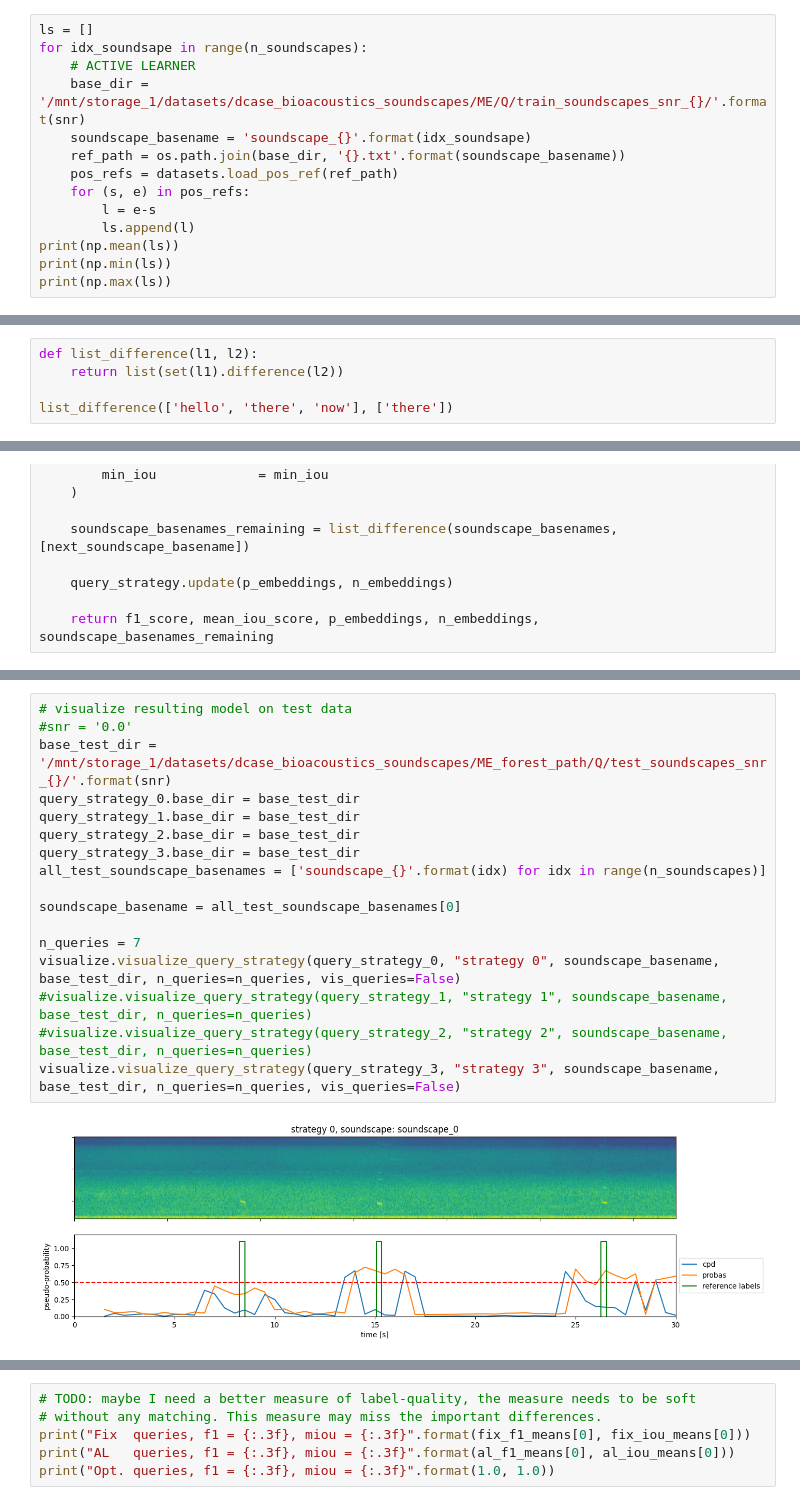
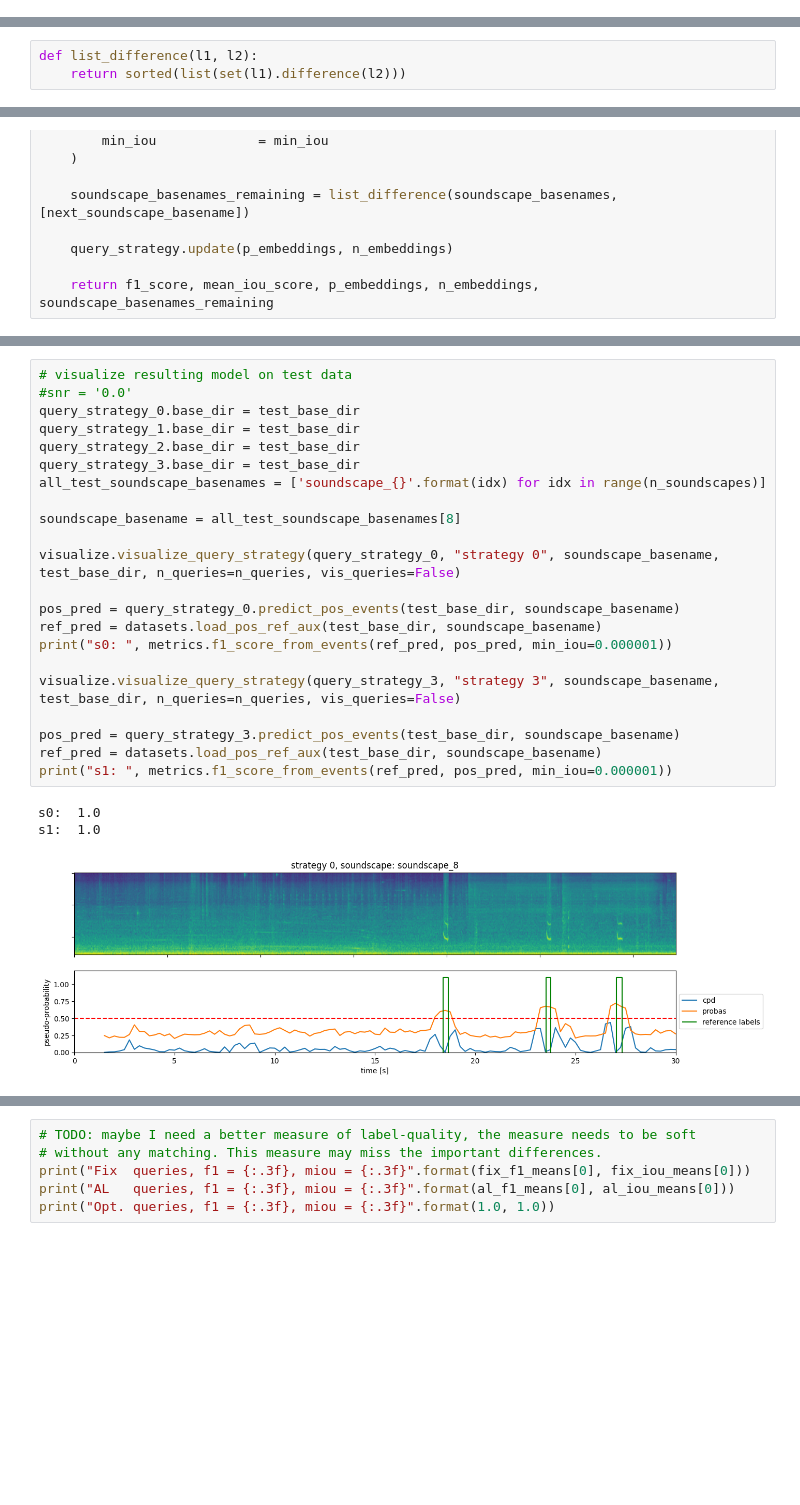
Before and after one commit to johnmartinsson/adaptive-change-point-detection, a Jupyter notebook: notebooks/optimal_adaptive_cost_analysis.ipynb, the cells around one changed output, grey strips where cells are left out. Saved outputs shown, nothing was run; the diff lists cells and outputs as text; blank space fills up the shorter version.

```diff
--- a/notebooks/optimal_adaptive_cost_analysis.ipynb
+++ b/notebooks/optimal_adaptive_cost_analysis.ipynb
@@ -170,14 +32,0 @@ print(ts[-1])
-# %%
-ls = []
-for idx_soundsape in range(n_soundscapes):
-    # ACTIVE LEARNER
-    base_dir = '/mnt/storage_1/datasets/dcase_bioacoustics_soundscapes/ME/Q/train_soundscapes_snr_{}/'.format(snr)
-    soundscape_basename = 'soundscape_{}'.format(idx_soundsape)
-    ref_path = os.path.join(base_dir, '{}.txt'.format(soundscape_basename))
-    pos_refs = datasets.load_pos_ref(ref_path)
-    for (s, e) in pos_refs:
-        l = e-s
-        ls.append(l)
-print(np.mean(ls))
-print(np.min(ls))
-print(np.max(ls))
@@ -188,5 +33,3 @@ print(np.max(ls))
 # %%
 def list_difference(l1, l2):
-    return list(set(l1).difference(l2))
-
-list_difference(['hello', 'there', 'now'], ['there'])
+    return sorted(list(set(l1).difference(l2)))
@@ -371,19 +368,26 @@ Opt. strategy, f1 = 1.000         , miou = 1.000
 # %%
 # visualize resulting model on test data
 #snr = '0.0'
-base_test_dir = '/mnt/storage_1/datasets/dcase_bioacoustics_soundscapes/ME_forest_path/Q/test_soundscapes_snr_{}/'.format(snr)
-query_strategy_0.base_dir = base_test_dir
-query_strategy_1.base_dir = base_test_dir
-query_strategy_2.base_dir = base_test_dir
-query_strategy_3.base_dir = base_test_dir
+query_strategy_0.base_dir = test_base_dir
+query_strategy_1.base_dir = test_base_dir
+query_strategy_2.base_dir = test_base_dir
+query_strategy_3.base_dir = test_base_dir
 all_test_soundscape_basenames = ['soundscape_{}'.format(idx) for idx in range(n_soundscapes)]
 
-soundscape_basename = all_test_soundscape_basenames[0]
+soundscape_basename = all_test_soundscape_basenames[8]
 
-n_queries = 7
-visualize.visualize_query_strategy(query_strategy_0, "strategy 0", soundscape_basename, base_test_dir, n_queries=n_queries, vis_queries=False)
-#visualize.visualize_query_strategy(query_strategy_1, "strategy 1", soundscape_basename, base_test_dir, n_queries=n_queries)
-#visualize.visualize_query_strategy(query_strategy_2, "strategy 2", soundscape_basename, base_test_dir, n_queries=n_queries)
-visualize.visualize_query_strategy(query_strategy_3, "strategy 3", soundscape_basename, base_test_dir, n_queries=n_queries, vis_queries=False)
+visualize.visualize_query_strategy(query_strategy_0, "strategy 0", soundscape_basename, test_base_dir, n_queries=n_queries, vis_queries=False)
+
+pos_pred = query_strategy_0.predict_pos_events(test_base_dir, soundscape_basename)
+ref_pred = datasets.load_pos_ref_aux(test_base_dir, soundscape_basename)
+print("s0: ", metrics.f1_score_from_events(ref_pred, pos_pred, min_iou=0.000001))
+
+visualize.visualize_query_strategy(query_strategy_3, "strategy 3", soundscape_basename, test_base_dir, n_queries=n_queries, vis_queries=False)
+
+pos_pred = query_strategy_3.predict_pos_events(test_base_dir, soundscape_basename)
+ref_pred = datasets.load_pos_ref_aux(test_base_dir, soundscape_basename)
+print("s1: ", metrics.f1_score_from_events(ref_pred, pos_pred, min_iou=0.000001))
 # %% [output]
+s0:  1.0
+s1:  1.0
-[figure, old version]
+[figure, new version]
```
Also changed, not shown: parts of 16 cells of this notebook.
